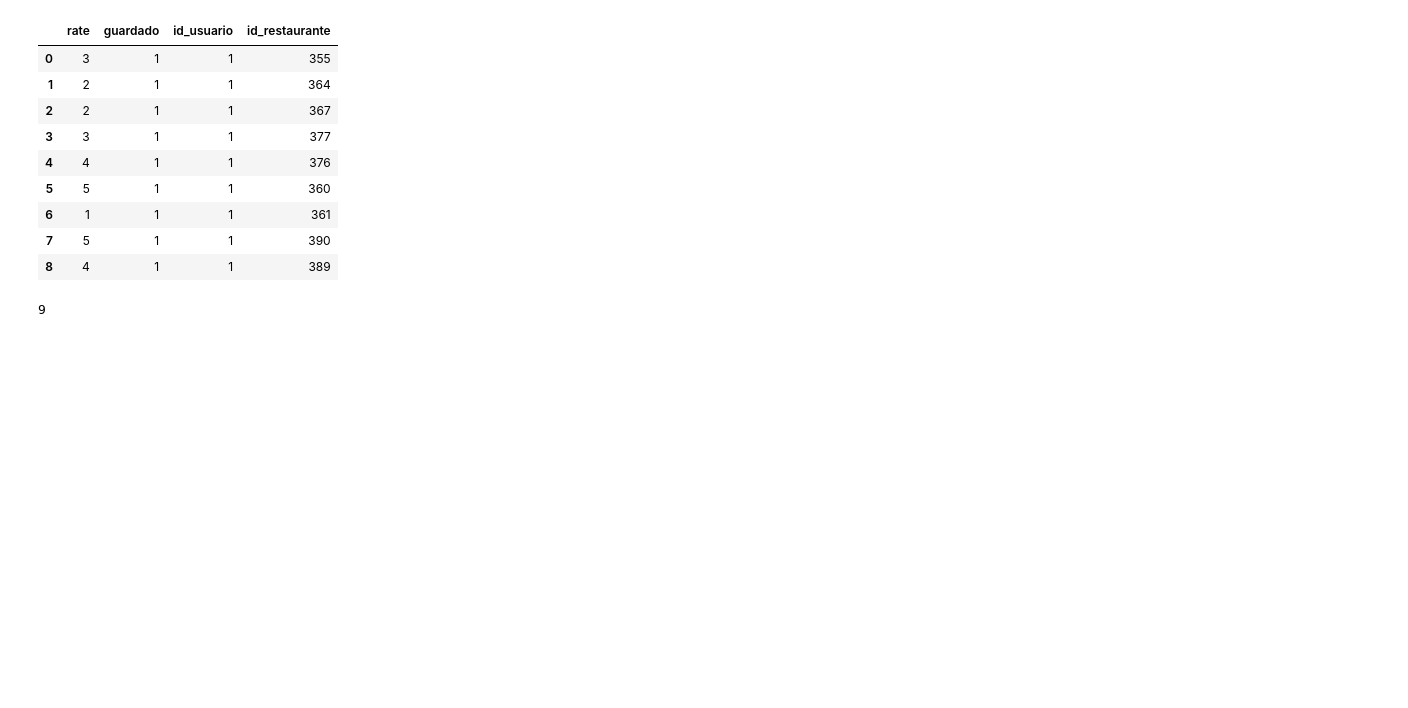
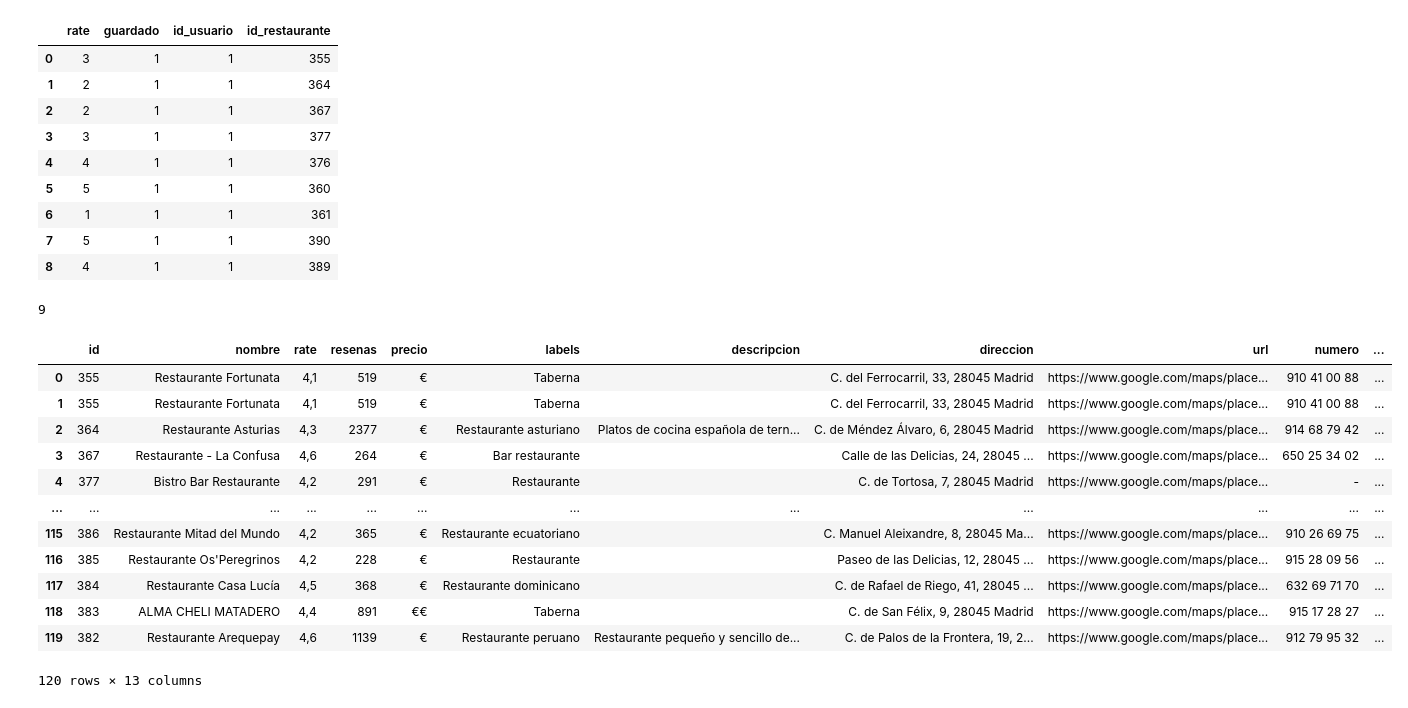
Before and after one commit to pedroConsuegraMateo/ProyectoLunaRossa_ih, a Jupyter notebook: db/notebooks/posting_mockup_data.ipynb, the cells around one changed output. Cells and saved outputs as stored; diff of their text form; code cells hidden in the pictures; blank space fills up the shorter version.

```diff
--- a/db/notebooks/posting_mockup_data.ipynb
+++ b/db/notebooks/posting_mockup_data.ipynb
@@ -110,3 +110,26 @@ visitados
 visitados.to_sql('restaurantes_visitados', con, if_exists='append', index=False)
 # %% [output]
 9
+# %%
+query = '''
+                SELECT r.id, r.nombre, r.rate, r.resenas, r.precio, r.labels, r.descripcion, r.direccion, r.url, r.numero, r.img, rv.rate as 'puntuacion', rv.id_usuario
+                FROM restaurantes r
+                INNER JOIN restaurantes_visitados rv ON r.id = rv.id_restaurante
+            '''
+# %%
+result = pd.read_sql(query, con)
+result
+# %% [output]
+|  | id | nombre | rate | resenas | precio | labels | descripcion | direccion | url | numero | ... |
+| 0 | 355 | Restaurante Fortunata | 4,1 | 519 | € | Taberna |  | C. del Ferrocarril, 33, 28045 Madrid | https://www.google.com/maps/place... | 910 41 00 88 | ... |
+| 1 | 355 | Restaurante Fortunata | 4,1 | 519 | € | Taberna |  | C. del Ferrocarril, 33, 28045 Madrid | https://www.google.com/maps/place... | 910 41 00 88 | ... |
+| 2 | 364 | Restaurante Asturias | 4,3 | 2377 | € | Restaurante asturiano | Platos de cocina española de tern... | C. de Méndez Álvaro, 6, 28045 Madrid | https://www.google.com/maps/place... | 914 68 79 42 | ... |
+| 3 | 367 | Restaurante - La Confusa | 4,6 | 264 | € | Bar restaurante |  | Calle de las Delicias, 24, 28045 ... | https://www.google.com/maps/place... | 650 25 34 02 | ... |
+| 4 | 377 | Bistro Bar Restaurante | 4,2 | 291 | € | Restaurante |  | C. de Tortosa, 7, 28045 Madrid | https://www.google.com/maps/place... | - | ... |
+| ... | ... | ... | ... | ... | ... | ... | ... | ... | ... | ... | ... |
+| 115 | 386 | Restaurante Mitad del Mundo | 4,2 | 365 | € | Restaurante ecuatoriano |  | C. Manuel Aleixandre, 8, 28045 Ma... | https://www.google.com/maps/place... | 910 26 69 75 | ... |
+| 116 | 385 | Restaurante Os'Peregrinos | 4,2 | 228 | € | Restaurante |  | Paseo de las Delicias, 12, 28045 ... | https://www.google.com/maps/place... | 915 28 09 56 | ... |
+| 117 | 384 | Restaurante Casa Lucía | 4,5 | 368 | € | Restaurante dominicano |  | C. de Rafael de Riego, 41, 28045 ... | https://www.google.com/maps/place... | 632 69 71 70 | ... |
+| 118 | 383 | ALMA CHELI MATADERO | 4,4 | 891 | €€ | Taberna |  | C. de San Félix, 9, 28045 Madrid | https://www.google.com/maps/place... | 915 17 28 27 | ... |
+| 119 | 382 | Restaurante Arequepay | 4,6 | 1139 | € | Restaurante peruano | Restaurante pequeño y sencillo de... | C. de Palos de la Frontera, 19, 2... | https://www.google.com/maps/place... | 912 79 95 32 | ... |
+120 rows × 13 columns
```
Also changed, not shown: parts of 11 cells of this notebook, 28 other files.
